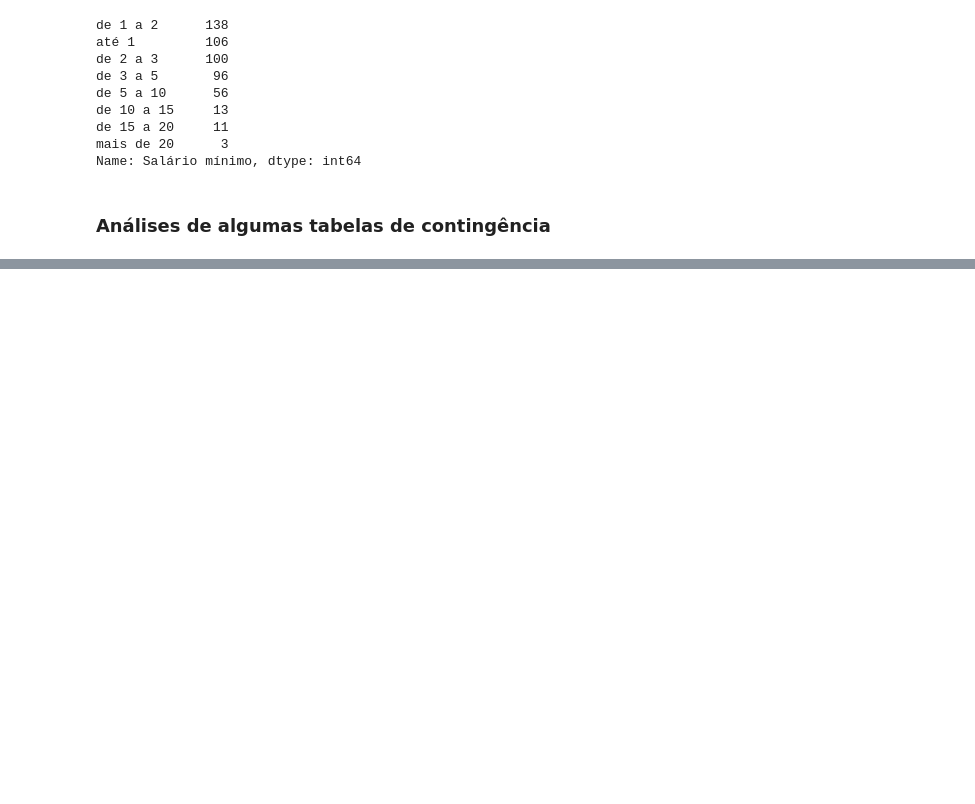
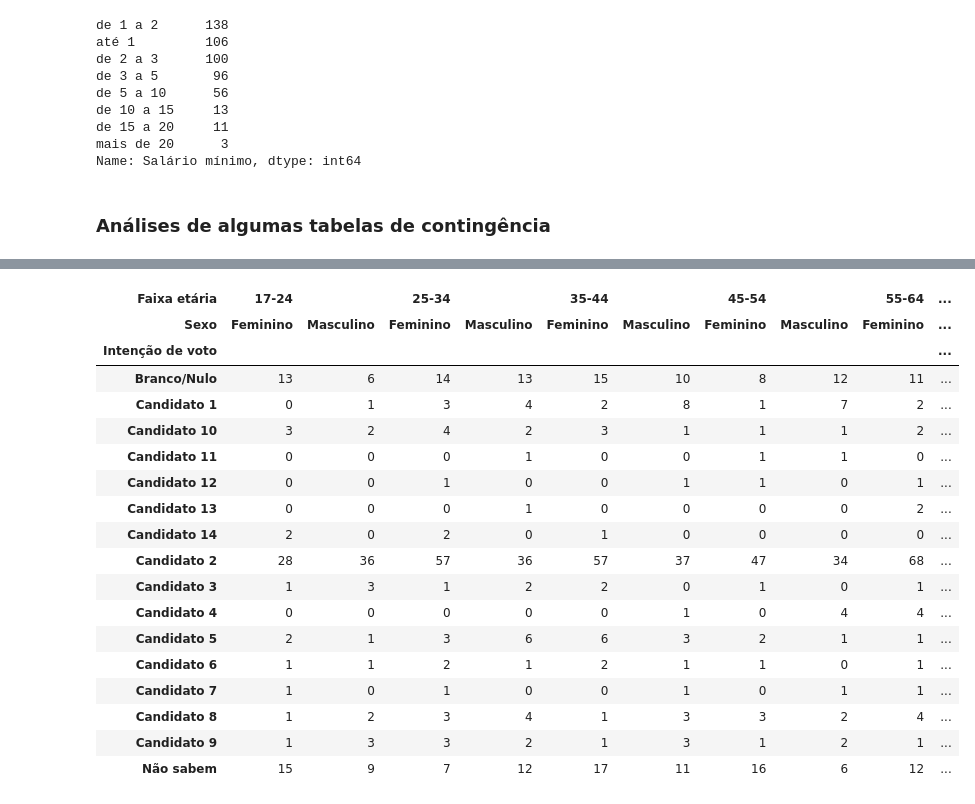
Before and after one commit to abreukuse/teste_quaest, a Jupyter notebook: teste_quaest.ipynb, the cells around one changed output, grey strips where cells are left out. Saved outputs shown, nothing was run; the diff lists cells and outputs as text; code cells hidden in the pictures; blank space fills up the shorter version.

```diff
--- a/teste_quaest.ipynb
+++ b/teste_quaest.ipynb
@@ -456,0 +495,26 @@ tabela_contingencia(dados=dados, linhas='Intenção de voto', colunas='Sexo', ma
+# %%
+# Intenção de voto X ['Faixa etária' e 'Sexo']
+
+tabela_contingencia(dados=dados, linhas='Intenção de voto', colunas=['Faixa etária', 'Sexo'], margens=False)
+
+# Voto masculino para o Candidato 2 é maior entre os mais jovens e empatado para pessoas acima de 65 anos.
+# %% [output]
+| Faixa etária | 17-24 |  | 25-34 |  | 35-44 |  | 45-54 |  | 55-64 | ... |
+| Sexo | Feminino | Masculino | Feminino | Masculino | Feminino | Masculino | Feminino | Masculino | Feminino | ... |
+| Intenção de voto |  |  |  |  |  |  |  |  |  | ... |
+| Branco/Nulo | 13 | 6 | 14 | 13 | 15 | 10 | 8 | 12 | 11 | ... |
+| Candidato 1 | 0 | 1 | 3 | 4 | 2 | 8 | 1 | 7 | 2 | ... |
+| Candidato 10 | 3 | 2 | 4 | 2 | 3 | 1 | 1 | 1 | 2 | ... |
+| Candidato 11 | 0 | 0 | 0 | 1 | 0 | 0 | 1 | 1 | 0 | ... |
+| Candidato 12 | 0 | 0 | 1 | 0 | 0 | 1 | 1 | 0 | 1 | ... |
+| Candidato 13 | 0 | 0 | 0 | 1 | 0 | 0 | 0 | 0 | 2 | ... |
+| Candidato 14 | 2 | 0 | 2 | 0 | 1 | 0 | 0 | 0 | 0 | ... |
+| Candidato 2 | 28 | 36 | 57 | 36 | 57 | 37 | 47 | 34 | 68 | ... |
+| Candidato 3 | 1 | 3 | 1 | 2 | 2 | 0 | 1 | 0 | 1 | ... |
+| Candidato 4 | 0 | 0 | 0 | 0 | 0 | 1 | 0 | 4 | 4 | ... |
+| Candidato 5 | 2 | 1 | 3 | 6 | 6 | 3 | 2 | 1 | 1 | ... |
+| Candidato 6 | 1 | 1 | 2 | 1 | 2 | 1 | 1 | 0 | 1 | ... |
+| Candidato 7 | 1 | 0 | 1 | 0 | 0 | 1 | 0 | 1 | 1 | ... |
+| Candidato 8 | 1 | 2 | 3 | 4 | 1 | 3 | 3 | 2 | 4 | ... |
+| Candidato 9 | 1 | 3 | 3 | 2 | 1 | 3 | 1 | 2 | 1 | ... |
+| Não sabem | 15 | 9 | 7 | 12 | 17 | 11 | 16 | 6 | 12 | ... |
```
Also changed, not shown: parts of 15 cells of this notebook.
